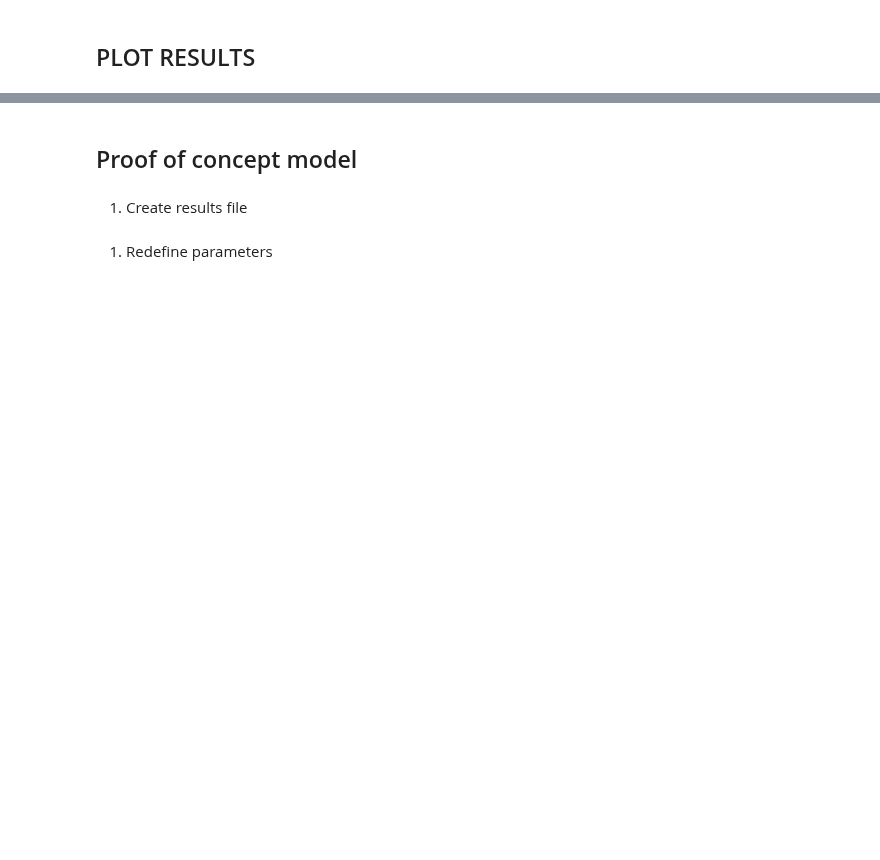
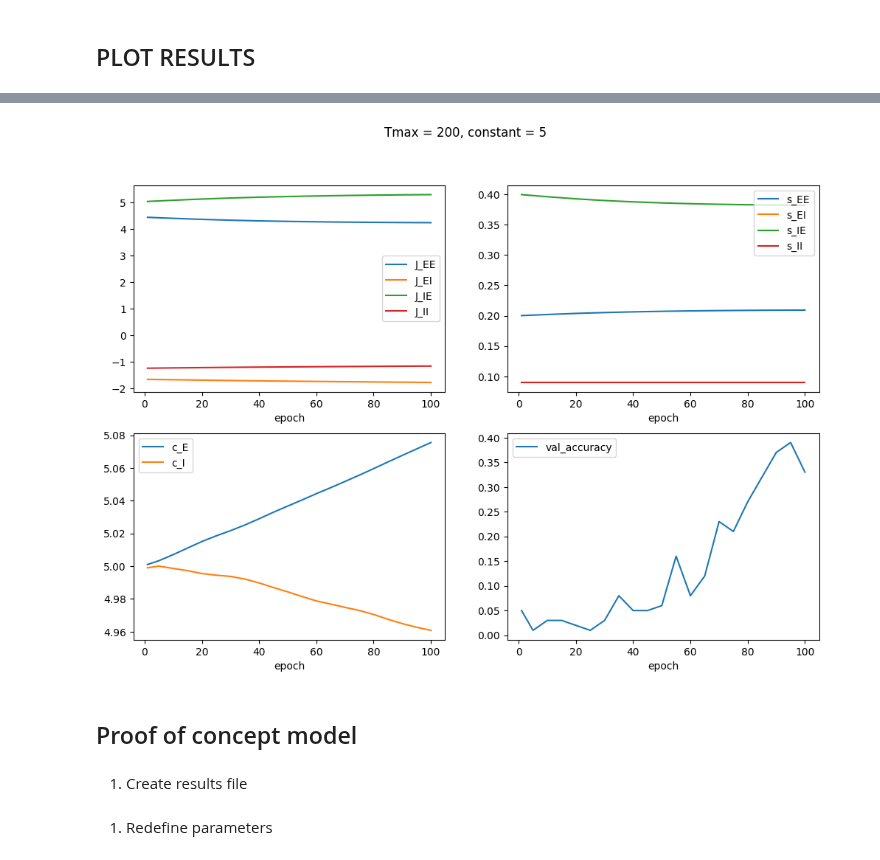
Before and after one commit to clarapecci/SSN_VPL, a Jupyter notebook: 2D_model_new_constant.ipynb, the cells around one changed output, grey strips where cells are left out. Saved outputs shown, nothing was run; the diff lists cells and outputs as text; code cells hidden in the pictures; blank space fills up the shorter version.

```diff
--- a/2D_model_new_constant.ipynb
+++ b/2D_model_new_constant.ipynb
@@ -537,3 +646,7 @@ plot_results(results_filename)
+# %%
+plot_results(results_filename4, title='Tmax = 200, constant = 5')
+# %% [output]
+[figure, added]
 # %% [markdown]
 ## Proof of concept model
 # %%
```
Also changed, not shown: parts of 22 cells of this notebook.
